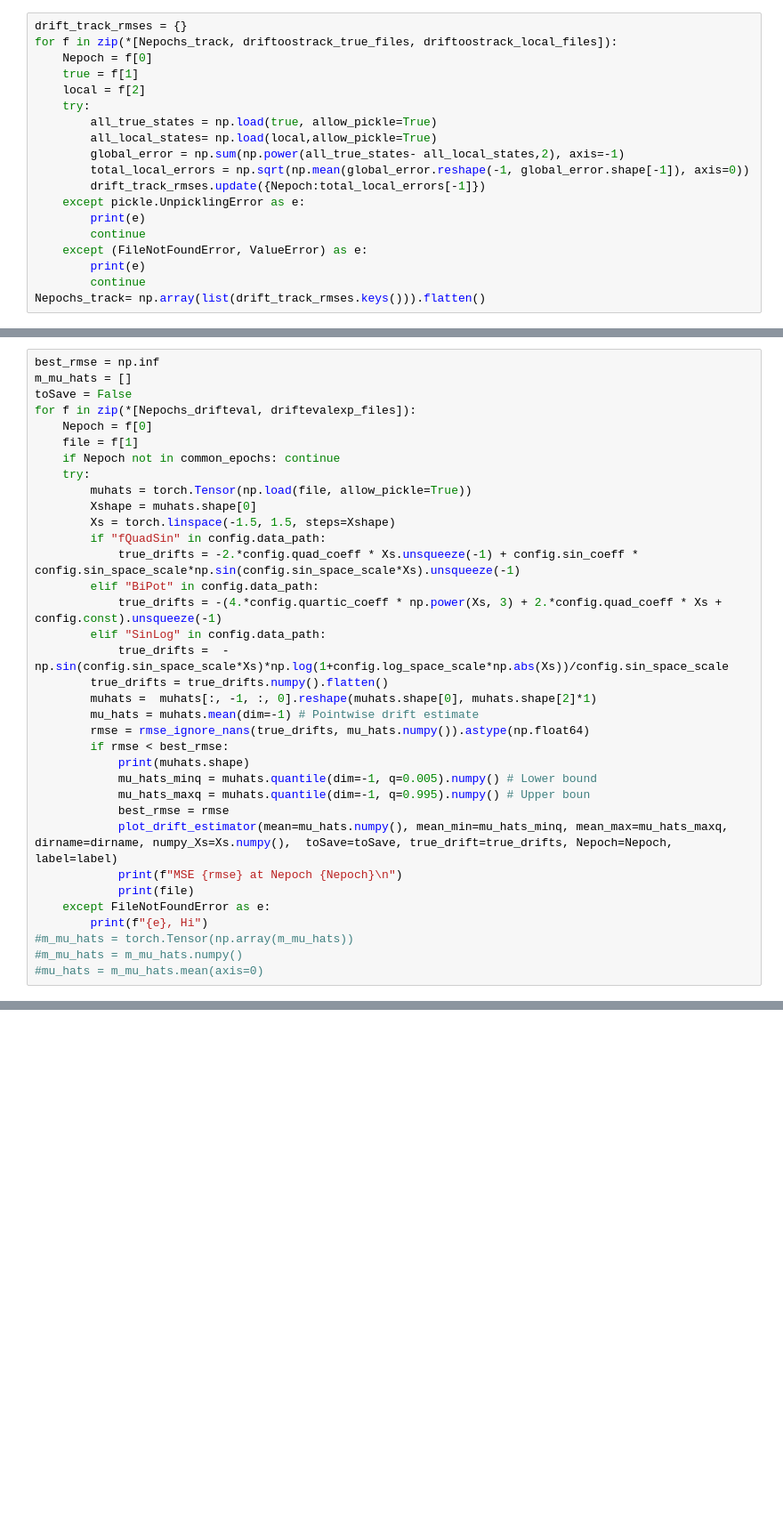
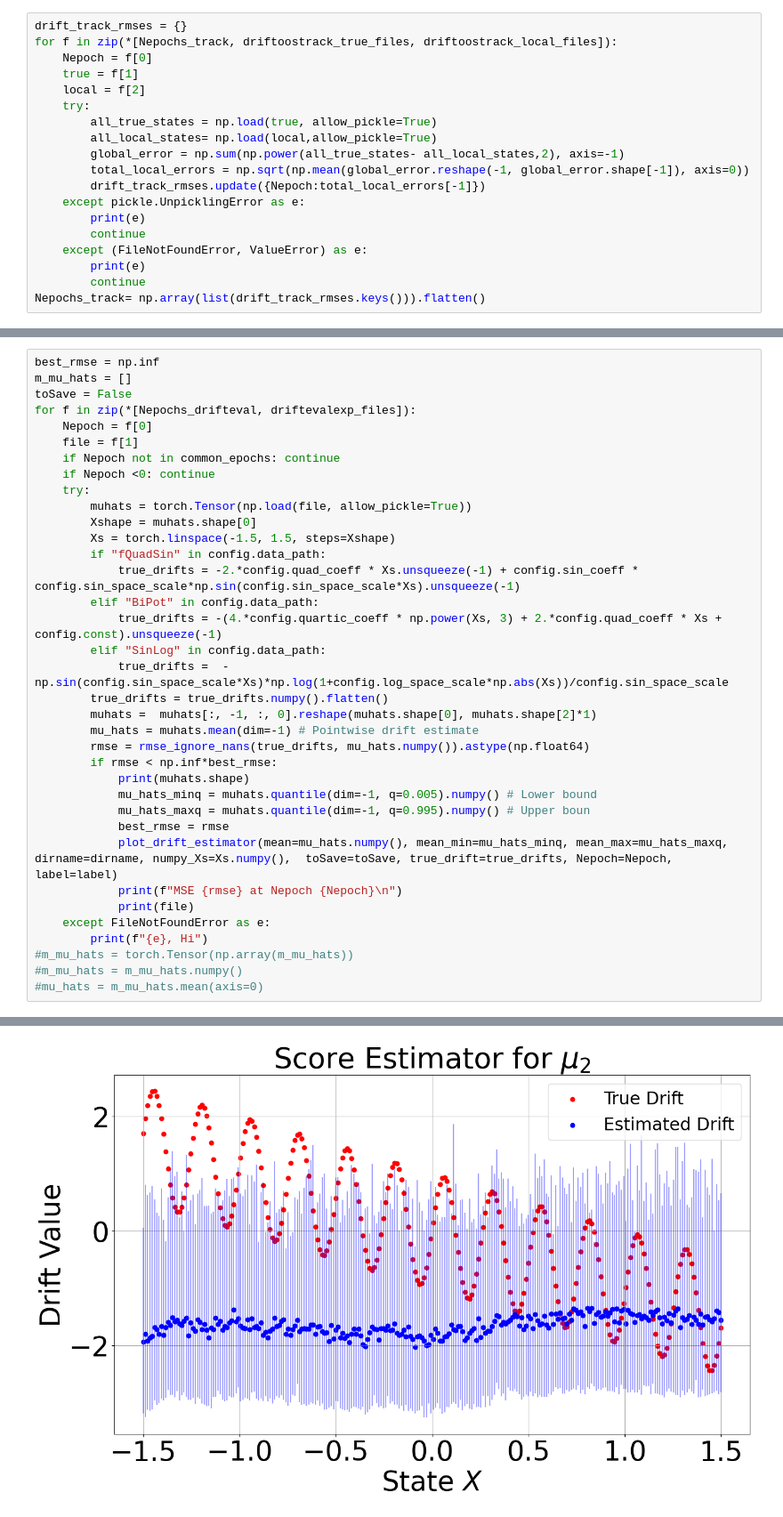
Before and after one commit to marcostapiac/FractionalBrownianMotion, a Jupyter notebook: experiments/generative_modelling/RecursiveVPSDE/ParamEst/TSPM/Markovian/OneDimensional/drifts_Markovian_1D_DriftEvalExp_from_saved.ipynb, the cells around one changed output, grey strips where cells are left out. Shown at 89% size. Drawn from its saved outputs; the diff is of its cells as text; blank space fills up the shorter version.

```diff
--- a/experiments/generative_modelling/RecursiveVPSDE/ParamEst/TSPM/Markovian/OneDimensional/drifts_Markovian_1D_DriftEvalExp_from_saved.ipynb
+++ b/experiments/generative_modelling/RecursiveVPSDE/ParamEst/TSPM/Markovian/OneDimensional/drifts_Markovian_1D_DriftEvalExp_from_saved.ipynb
@@ -371,6 +414,7 @@ for f in zip(*[Nepochs_drifteval, driftevalexp_files]):
     Nepoch = f[0]
     file = f[1]
     if Nepoch not in common_epochs: continue
+    if Nepoch <0: continue
     try:
         muhats = torch.Tensor(np.load(file, allow_pickle=True))
         Xshape = muhats.shape[0]
@@ -385,7 +429,7 @@ for f in zip(*[Nepochs_drifteval, driftevalexp_files]):
         muhats =  muhats[:, -1, :, 0].reshape(muhats.shape[0], muhats.shape[2]*1)
         mu_hats = muhats.mean(dim=-1) # Pointwise drift estimate
         rmse = rmse_ignore_nans(true_drifts, mu_hats.numpy()).astype(np.float64)
-        if rmse < best_rmse:
+        if rmse < np.inf*best_rmse:
             print(muhats.shape)
             mu_hats_minq = muhats.quantile(dim=-1, q=0.005).numpy() # Lower bound
             mu_hats_maxq = muhats.quantile(dim=-1, q=0.995).numpy() # Upper boun
@@ -398,3 +442,4 @@ for f in zip(*[Nepochs_drifteval, driftevalexp_files]):
 #m_mu_hats = torch.Tensor(np.array(m_mu_hats))
 #m_mu_hats = m_mu_hats.numpy()
 #mu_hats = m_mu_hats.mean(axis=0)
+# %% [output]
@@ -400,0 +447 @@ for f in zip(*[Nepochs_drifteval, driftevalexp_files]):
+[figure, added]
```
Also changed, not shown: parts of 16 cells of this notebook, 1 other file.
